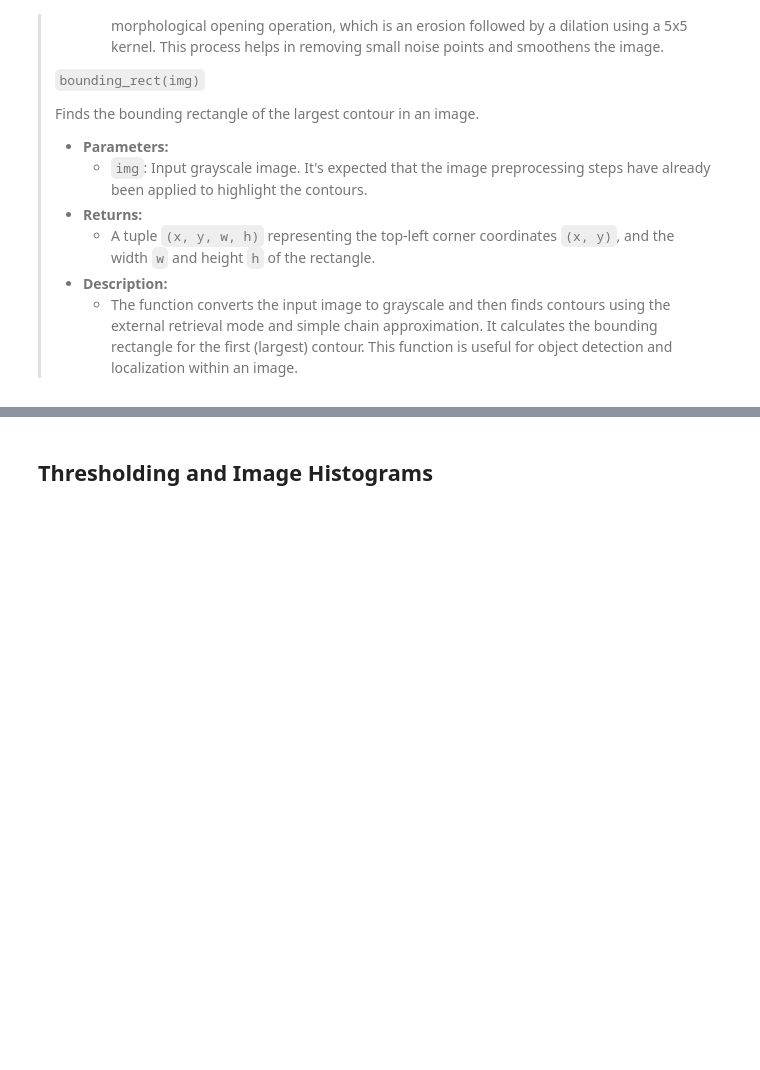
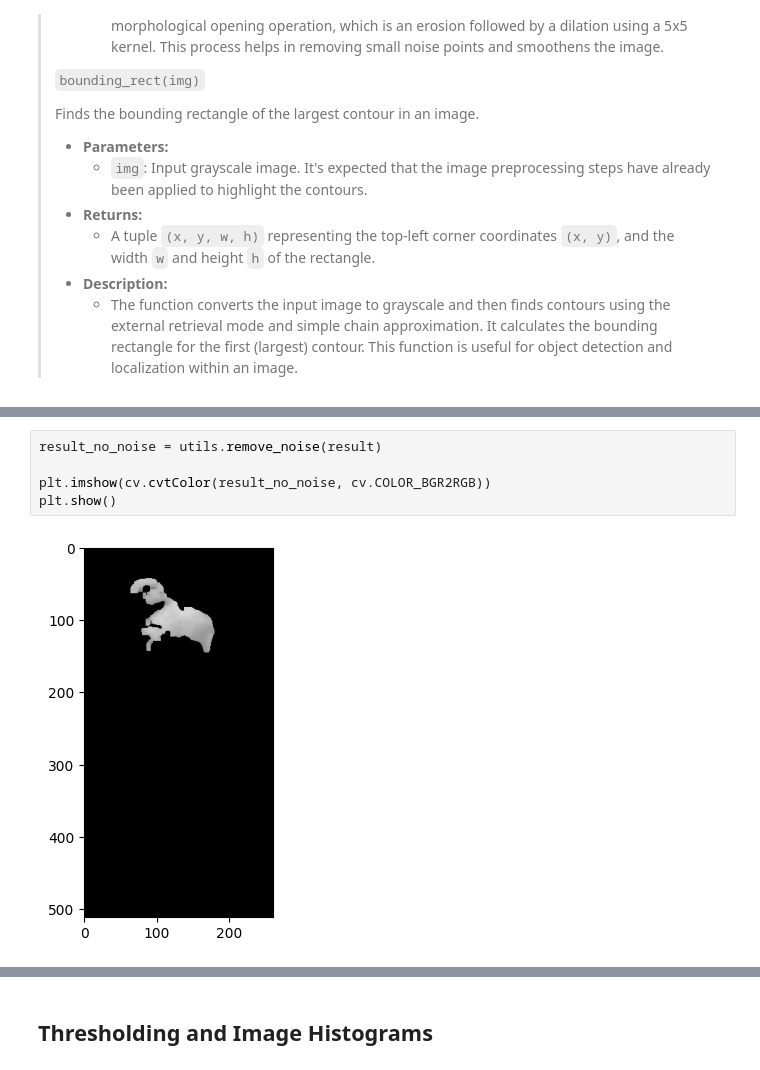
Before and after one commit to kiko4902/24-25-lab-2, a Jupyter notebook: lab2.ipynb, the cells around one changed output, grey strips where cells are left out. Cells and saved outputs as stored; diff of their text form; blank space fills up the shorter version.

```diff
--- a/lab2.ipynb
+++ b/lab2.ipynb
@@ -120,0 +160,7 @@ import utils
+# %%
+result_no_noise = utils.remove_noise(result)
+
+plt.imshow(cv.cvtColor(result_no_noise, cv.COLOR_BGR2RGB))
+plt.show()
+# %% [output]
+[figure, added]
```
Also changed, not shown: parts of 16 cells of this notebook.
